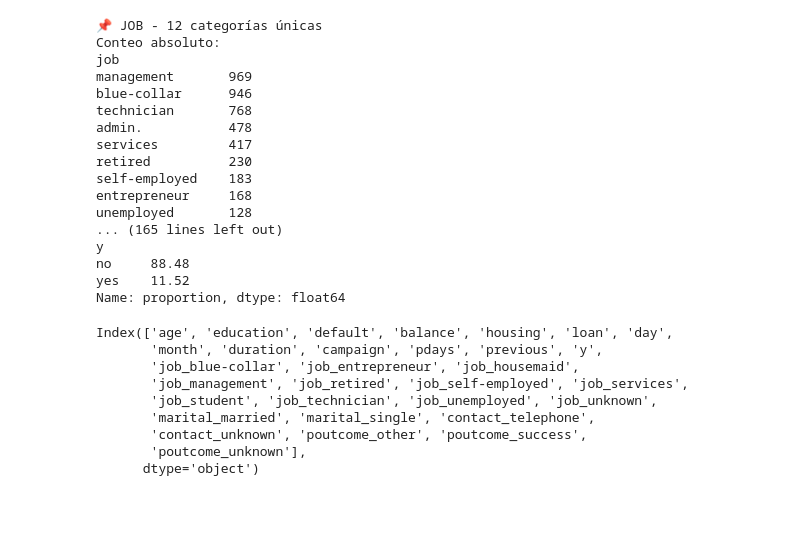
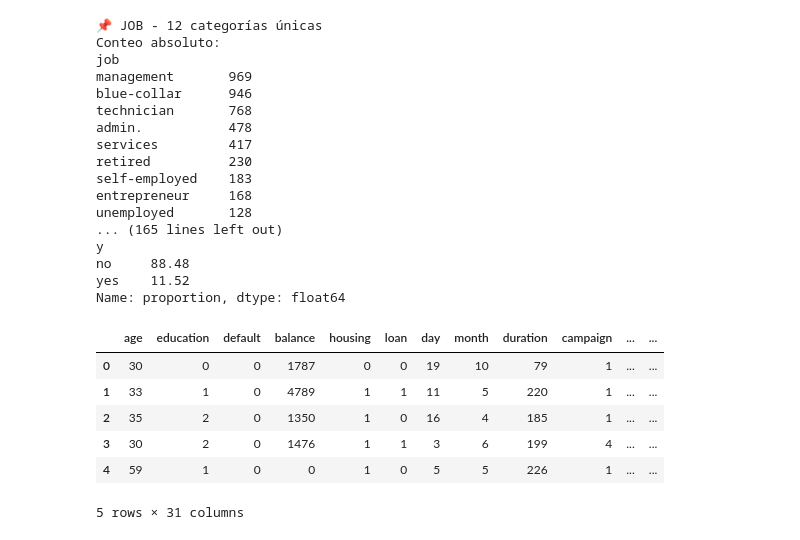
Before and after one commit to AleDuran96/ProyectoMercadoLibre, a Jupyter notebook: src/Notebooks/exploracion.ipynb, the cells around one changed output. Cells and saved outputs as stored; diff of their text form; code cells hidden in the pictures; blank space fills up the shorter version.

```diff
--- a/src/Notebooks/exploracion.ipynb
+++ b/src/Notebooks/exploracion.ipynb
@@ -165,14 +165,12 @@ Name: proportion, dtype: float64
 # %%
 df_encoded = codificar_variables(df)
 # %%
-df_encoded.columns
+df_encoded.head()
 # %% [output]
+|  | age | education | default | balance | housing | loan | day | month | duration | campaign | ... | ... |
+| 0 | 30 | 0 | 0 | 1787 | 0 | 0 | 19 | 10 | 79 | 1 | ... | ... |
+| 1 | 33 | 1 | 0 | 4789 | 1 | 1 | 11 | 5 | 220 | 1 | ... | ... |
+| 2 | 35 | 2 | 0 | 1350 | 1 | 0 | 16 | 4 | 185 | 1 | ... | ... |
+| 3 | 30 | 2 | 0 | 1476 | 1 | 1 | 3 | 6 | 199 | 4 | ... | ... |
+| 4 | 59 | 1 | 0 | 0 | 1 | 0 | 5 | 5 | 226 | 1 | ... | ... |
-Index(['age', 'education', 'default', 'balance', 'housing', 'loan', 'day',
-       'month', 'duration', 'campaign', 'pdays', 'previous', 'y',
-       'job_blue-collar', 'job_entrepreneur', 'job_housemaid',
-       'job_management', 'job_retired', 'job_self-employed', 'job_services',
-       'job_student', 'job_technician', 'job_unemployed', 'job_unknown',
-       'marital_married', 'marital_single', 'contact_telephone',
-       'contact_unknown', 'poutcome_other', 'poutcome_success',
-       'poutcome_unknown'],
-      dtype='object')
+5 rows × 31 columns
```
Also changed, not shown: parts of 1 cell of this notebook, 3 other files.
